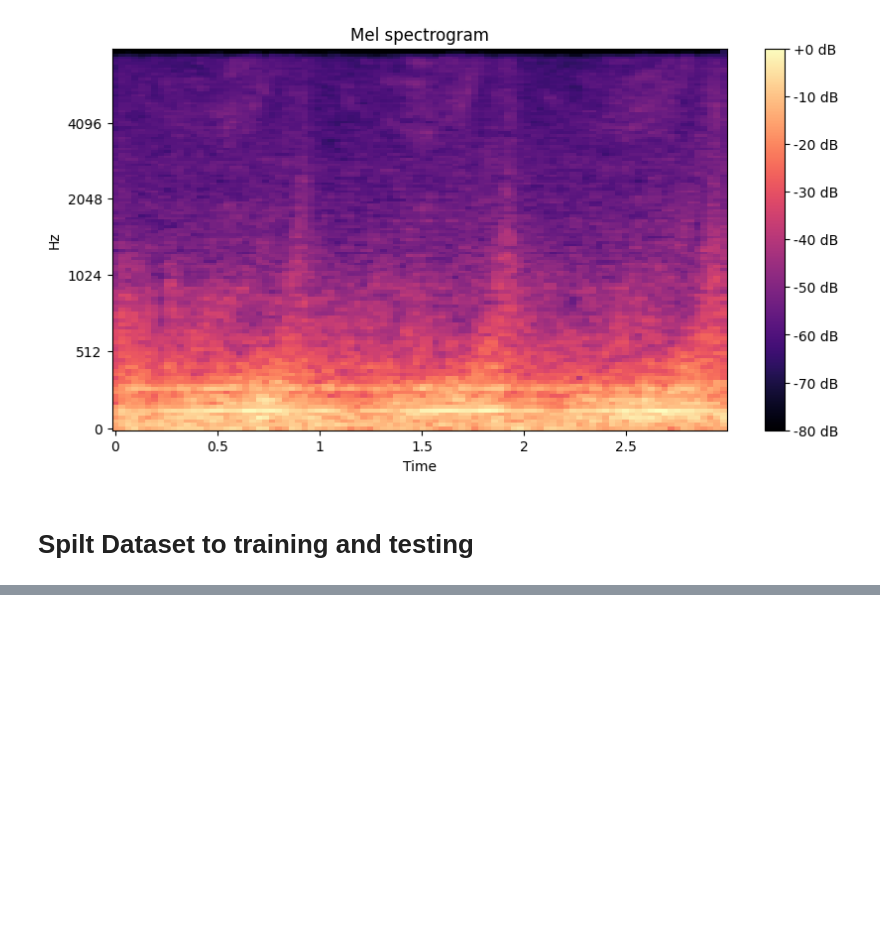
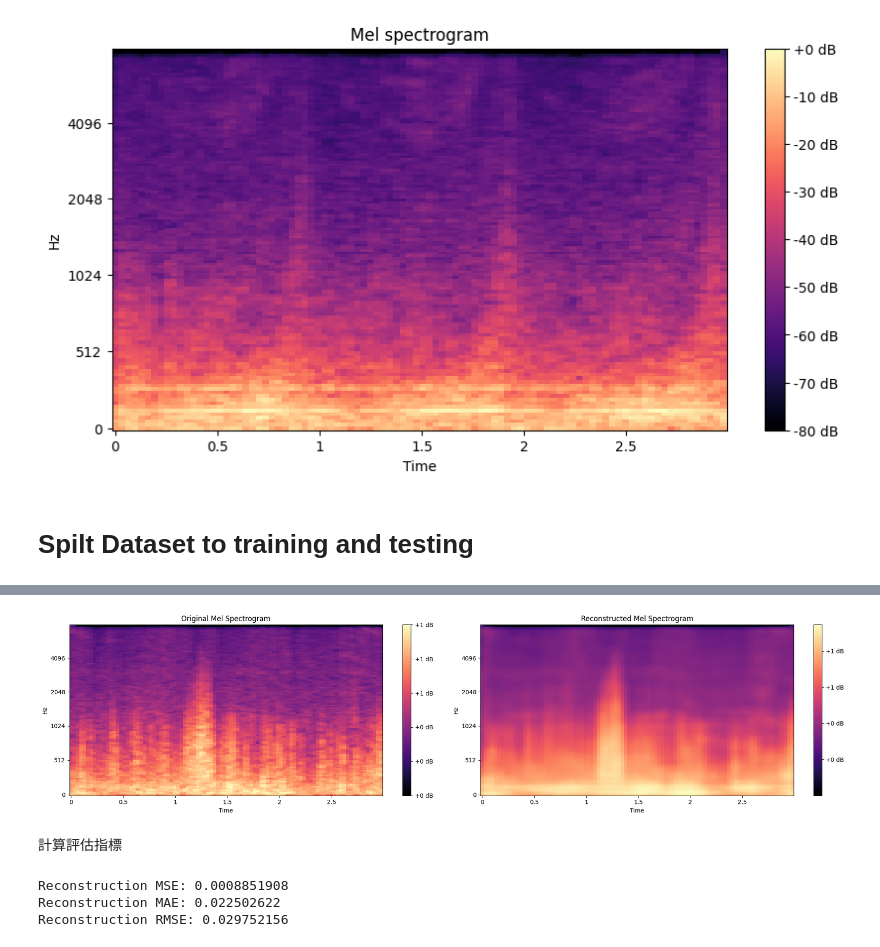
Before and after one commit to BoshiLee/wind_turbin_anomaly_detection, a Jupyter notebook: mel_model_training.ipynb, the cells around one changed output, grey strips where cells are left out. Drawn from its saved outputs; the diff is of its cells as text; code cells hidden in the pictures; blank space fills up the shorter version.

```diff
--- a/mel_model_training.ipynb
+++ b/mel_model_training.ipynb
@@ -65,0 +191,2 @@ print("測試集數據形狀:", test_data.shape)
+# %%
+reconstructed_data = autoencoder.predict(test_data)
@@ -65,0 +195,43 @@ print("測試集數據形狀:", test_data.shape)
+# %%
+def plot_comparison(input_mel_spectrogram, output_mel_spectrogram, input_title, output_title):
+    plt.figure(figsize=(20, 5))
+
+    # 繪製輸入梅爾頻譜圖
+    plt.subplot(1, 2, 1)
+    librosa.display.specshow(input_mel_spectrogram, x_axis='time', y_axis='mel', sr=target_sample_rate, hop_length=hop_length)
+    plt.colorbar(format='%+2.0f dB')
+    plt.title(input_title)
+
+    # 繪製輸出梅爾頻譜圖
+    plt.subplot(1, 2, 2)
+    librosa.display.specshow(output_mel_spectrogram, x_axis='time', y_axis='mel', sr=target_sample_rate, hop_length=hop_length)
+    plt.colorbar(format='%+2.0f dB')
+    plt.title(output_title)
+
+    plt.tight_layout()
+    plt.savefig('reconstructed_mel_spectrogram.png')
+    plt.show()
+# %%
+plot_comparison(test_data[0].reshape(test_data[0].shape[0], test_data[0].shape[1]),
+                reconstructed_data[0].reshape(reconstructed_data[0].shape[0], reconstructed_data[0].shape[1]),
+                'Original Mel Spectrogram', 'Reconstructed Mel Spectrogram')
+# %% [output]
+[figure, added]
+# %% [markdown]
+計算評估指標
+# %%
+# 計算均方誤差 (MSE)
+mse = np.mean((test_data - reconstructed_data) ** 2)
+print("Reconstruction MSE:", mse)
+
+# 計算平均絕對誤差 (MAE)
+mae = np.mean(np.abs(test_data - reconstructed_data))
+print("Reconstruction MAE:", mae)
+
+# 計算均方根誤差 (RMSE)
+rmse = np.sqrt(np.mean((test_data - reconstructed_data) ** 2))
+print("Reconstruction RMSE:", rmse)
+# %% [output]
+Reconstruction MSE: 0.0008851908
+Reconstruction MAE: 0.022502622
+Reconstruction RMSE: 0.029752156
```
Also changed, not shown: parts of 20 cells of this notebook, 2 other files.
